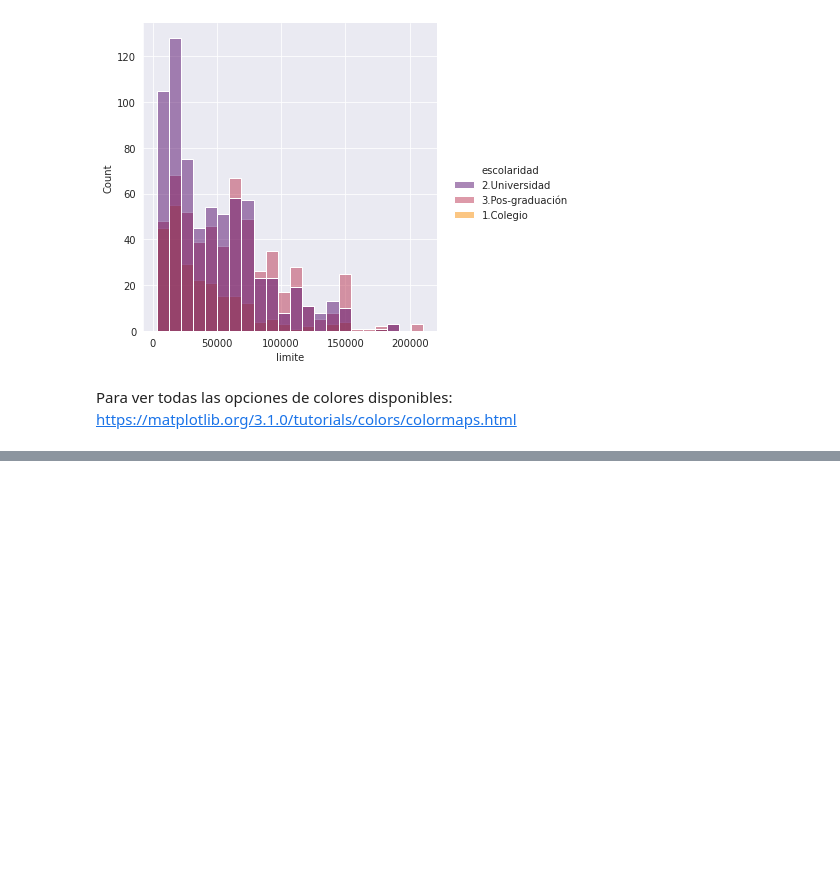
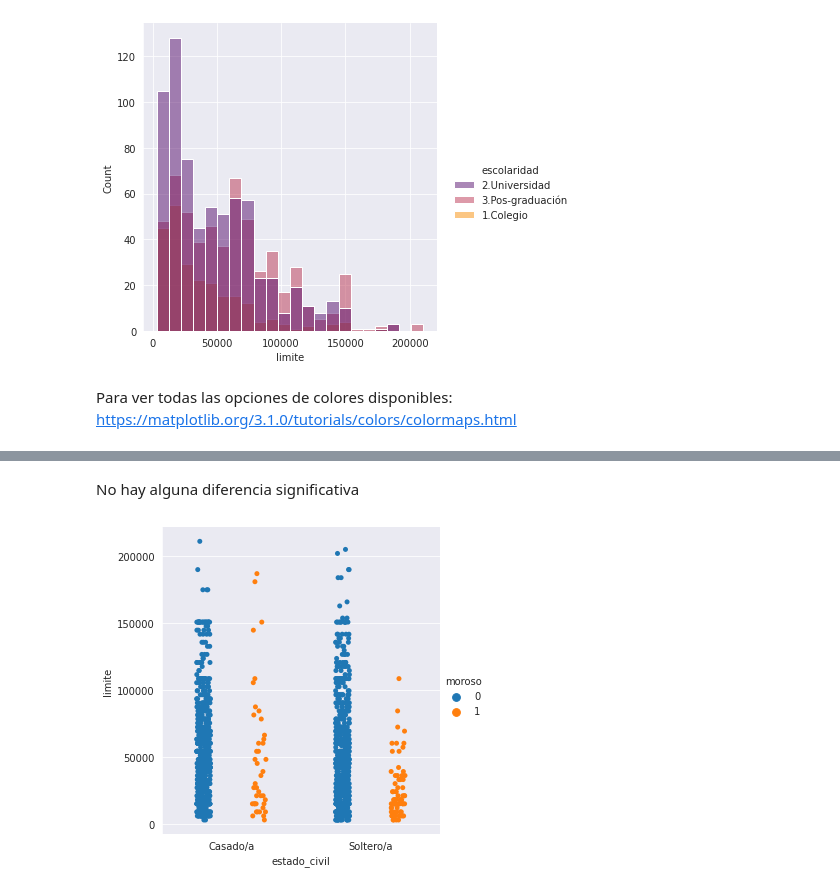
Before and after one commit to exequiel-farias/visualizacion-de-datos, a Jupyter notebook: Analisis_de_datos.ipynb, the cells around one changed output, grey strips where cells are left out. Drawn from its saved outputs; the diff is of its cells as text; code cells hidden in the pictures; blank space fills up the shorter version.

```diff
--- a/Analisis_de_datos.ipynb
+++ b/Analisis_de_datos.ipynb
@@ -253,0 +283,8 @@ Para ver todas las opciones de colores disponibles: https://matplotlib.org/3.1.0
+# %% [markdown]
+No hay alguna diferencia significativa
+# %%
+#Analisis de grupos casados y solteros con sus limites y morosidad
+#usamos el parámetro dodge para que se muestran columnas diferentes para esta variable y no se agrupen solamente en una columna
+sns.catplot(x='estado_civil',y='limite',data=tarjetas, hue='moroso',dodge=True);
+# %% [output]
+[figure, added]
```
Also changed, not shown: parts of 15 cells of this notebook.
